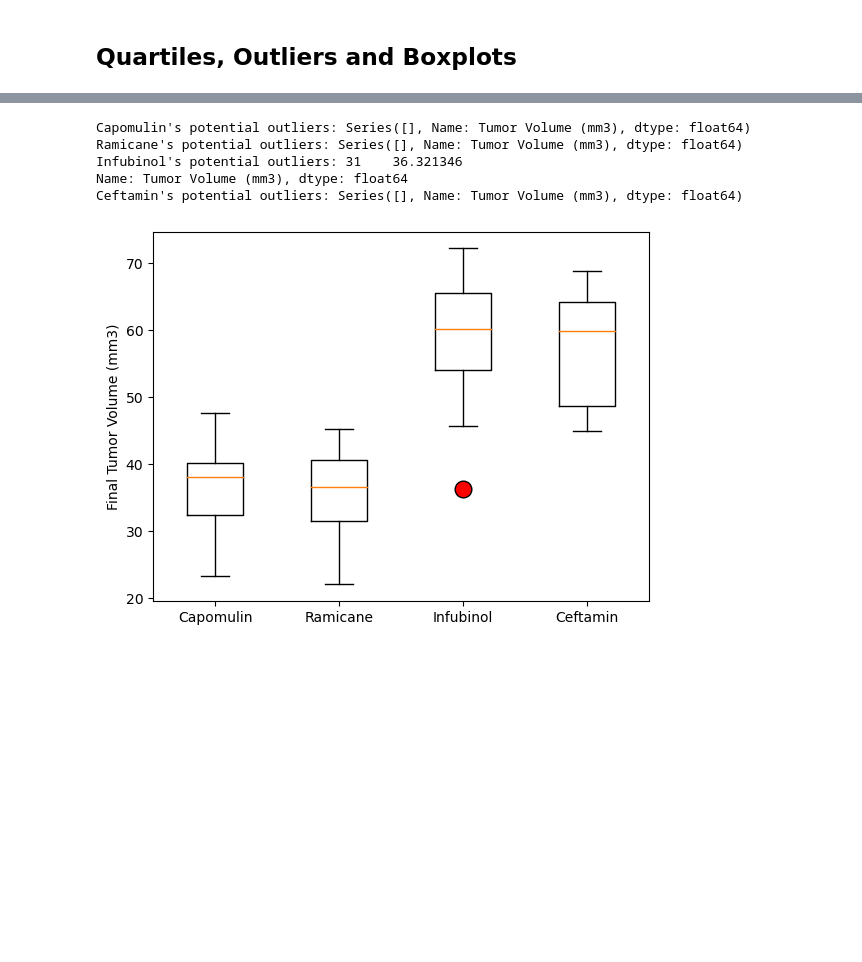
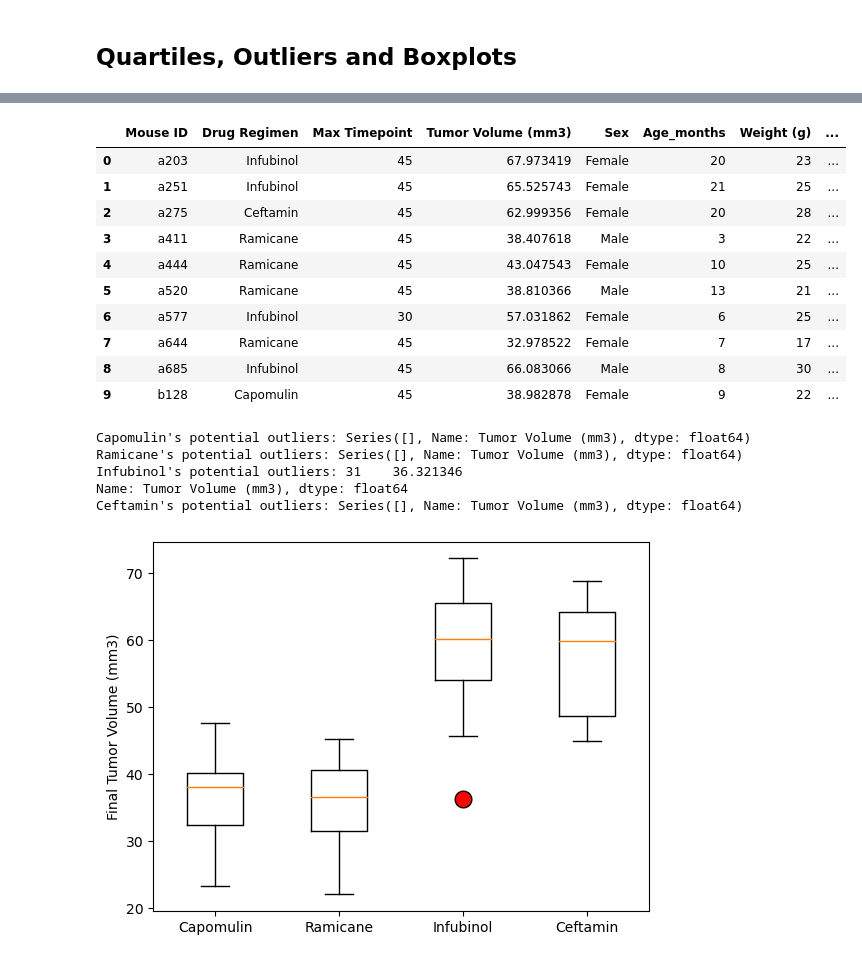
Before and after one commit to sloucel/Data_Visualization_Challenge, a Jupyter notebook: Pymaceuticals/pymaceuticals_starter.ipynb, the cells around one changed output, grey strips where cells are left out. Cells and saved outputs as stored; diff of their text form; code cells hidden in the pictures; blank space fills up the shorter version.

```diff
--- a/Pymaceuticals/pymaceuticals_starter.ipynb
+++ b/Pymaceuticals/pymaceuticals_starter.ipynb
@@ -329 +324,5 @@ Text(0.5, 1.0, 'Mice Sex _ Pyplot Pie')
 # Merge this group df with the original DataFrame to get the tumor volume at the last timepoint
+# %%
+# Making a copy of main df
+copy_df = clean_mouseid_df.copy()
+copy_df.head()
@@ -329,0 +336,6 @@ Text(0.5, 1.0, 'Mice Sex _ Pyplot Pie')
+# %%
+# Filtering for the 4 drugs we want to analyze
+drugs_list = ['Capomulin', 'Ramicane', 'Infubinol', 'Ceftamin']
+selected_drug_df = copy_df[copy_df['Drug Regimen'].isin(drugs_list)]
+selected_drug_df.set_index('Mouse ID', inplace=True)
+selected_drug_df.head(10)
@@ -329,0 +355,26 @@ Text(0.5, 1.0, 'Mice Sex _ Pyplot Pie')
+# %%
+# Creating a for loop for Max Timepoint
+max_timepoints = []
+
+# For loop for unique combination of Mouse ID and Drug Regimen
+for (mouse_id, drug_regimen), group_n in selected_drug_df.groupby(['Mouse ID', 'Drug Regimen']):
+    max_timepoint = group_n['Timepoint'].max()
+    tumor_volume_at_max_timepoint = group_n.loc[group_n['Timepoint'] == max_timepoint, 'Tumor Volume (mm3)'].values[0]
+    other_columns_at_max_timepoint = group_n.loc[group_n['Timepoint'] == max_timepoint, ['Sex', 'Age_months', 'Weight (g)', 'Metastatic Sites']].values[0]
+    max_timepoints.append((mouse_id, drug_regimen, max_timepoint, tumor_volume_at_max_timepoint, *other_columns_at_max_timepoint))
+
+# Create new DataFrame
+max_timepoints_df = pd.DataFrame(max_timepoints, columns=['Mouse ID', 'Drug Regimen', 'Max Timepoint', 'Tumor Volume (mm3)', 'Sex', 'Age_months', 'Weight (g)', 'Metastatic Sites'])
+max_timepoints_df.head(10)
+# %% [output]
+|  | Mouse ID | Drug Regimen | Max Timepoint | Tumor Volume (mm3) | Sex | Age_months | Weight (g) | ... |
+| 0 | a203 | Infubinol | 45 | 67.973419 | Female | 20 | 23 | ... |
+| 1 | a251 | Infubinol | 45 | 65.525743 | Female | 21 | 25 | ... |
+| 2 | a275 | Ceftamin | 45 | 62.999356 | Female | 20 | 28 | ... |
+| 3 | a411 | Ramicane | 45 | 38.407618 | Male | 3 | 22 | ... |
+| 4 | a444 | Ramicane | 45 | 43.047543 | Female | 10 | 25 | ... |
+| 5 | a520 | Ramicane | 45 | 38.810366 | Male | 13 | 21 | ... |
+| 6 | a577 | Infubinol | 30 | 57.031862 | Female | 6 | 25 | ... |
+| 7 | a644 | Ramicane | 45 | 32.978522 | Female | 7 | 17 | ... |
+| 8 | a685 | Infubinol | 45 | 66.083066 | Male | 8 | 30 | ... |
+| 9 | b128 | Capomulin | 45 | 38.982878 | Female | 9 | 22 | ... |
```
Also changed, not shown: parts of 10 cells of this notebook, 2 other files.
